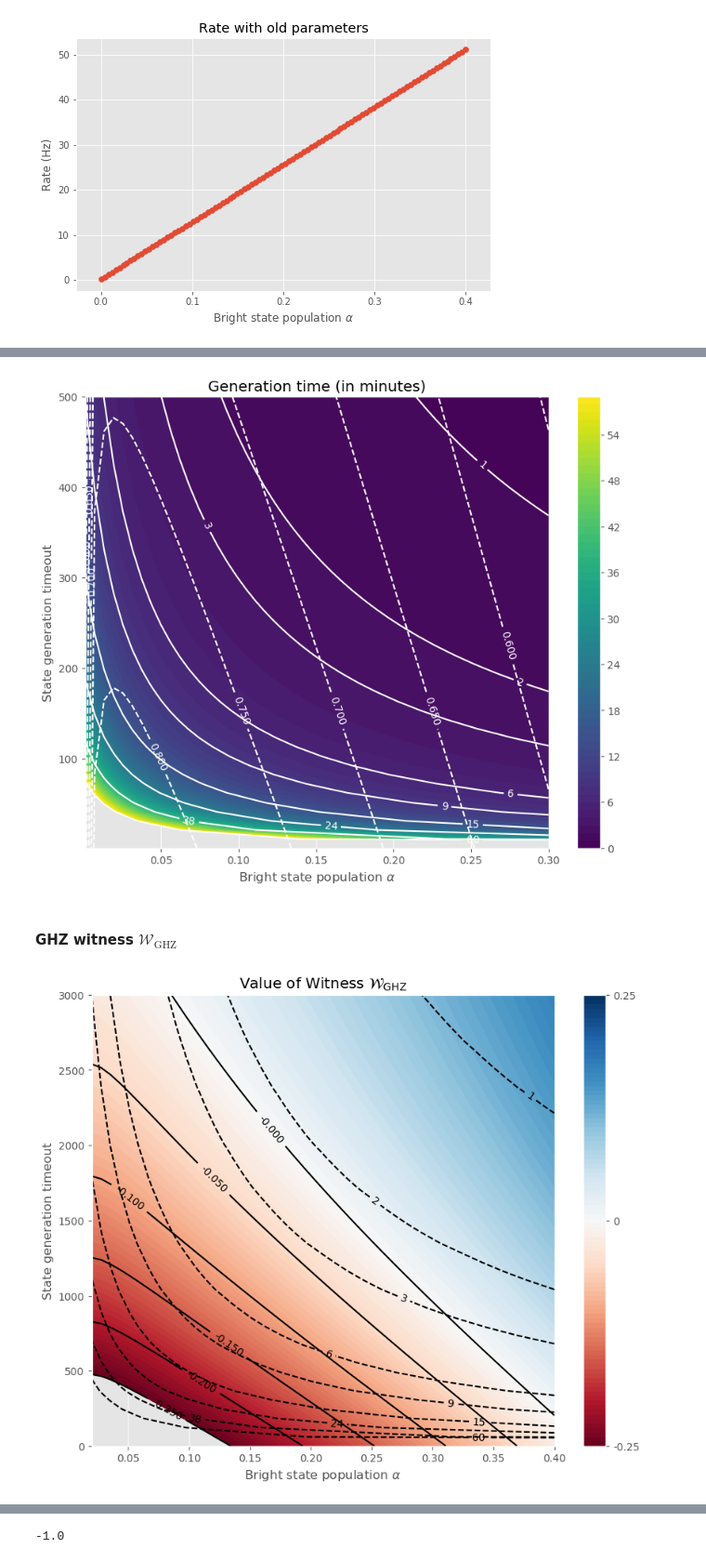
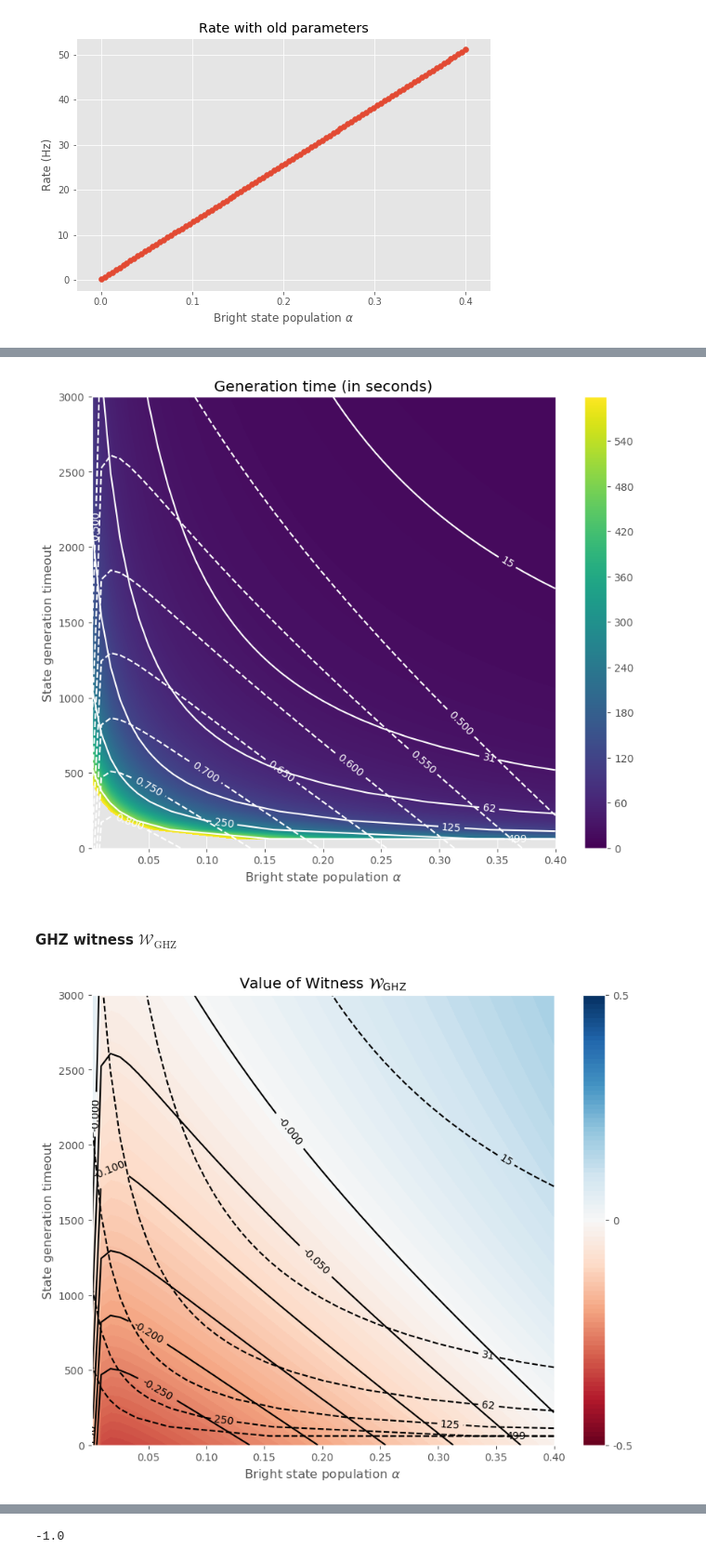
Before and after one commit to matpompili/go-nogo, a Jupyter notebook: Proposal.ipynb, the cells around one changed output, grey strips where cells are left out. Shown at 93% size. Drawn from its saved outputs; the diff is of its cells as text; code cells hidden in the pictures.

```diff
--- a/Proposal.ipynb
+++ b/Proposal.ipynb
@@ -391,7 +391,7 @@ Fidelity after phase uncertainty: 0.828
 alphas = np.linspace(0, 0.2, 100)
 fids = np.zeros_like(alphas)
 
-near_future_params = {'det_w': 20e-9, 'PdetA': 1e-3, 'PdetB': 1e-3,
+near_future_params = {'det_w': 20e-9, 'PdetA': 12e-4, 'PdetB': 12e-4,
                       'vis': 0.95, 'P2e': 0.01, 'phase_unc': 20}
 for i, alpha in enumerate(alphas):
     _, fids[i] = sim_rho_from_alpha(alpha, **near_future_params)
@@ -404,6 +404,8 @@ plt.ylim((0.5,1))
 plt.scatter(alphas, fids)
 plt.show()
 
+best_alpha = alphas[np.argmax(fids)]
+
 print('Max fidelity is {:.3f} at alpha {:.3f}\n'.format(np.max(fids), alphas[np.argmax(fids)]))
 sim_rho_from_alpha(alphas[np.argmax(fids)], print_fids=True, return_fid=False, **near_future_params);
 # %% [output]
@@ -457,13 +459,13 @@ plt.show()
 # %%
 size = 50
 
-slow_alpha = 0.022
+slow_alpha = best_alpha
 q1q3_ent_state, _ = sim_rho_from_alpha(slow_alpha, **near_future_params)
 
-fast_alpha = np.linspace(0.001, 0.3, num=size)
+fast_alpha = np.linspace(0.001, 0.4, num=size)
 fast_rate = sim_rate_from_alpha(fast_alpha, ent_duration=3.5e-6, **near_future_params)
 slow_rate = sim_rate_from_alpha(slow_alpha, ent_duration=3.5e-6, **near_future_params)
-fast_cycles = np.linspace(1, 500, num=size, dtype=int)# 1. / fast_rate / 5.5E-6
+fast_cycles = np.linspace(1, 3000, num=size, dtype=int)# 1. / fast_rate / 5.5E-6
 # first index is alpha, second is cycles
 prob_generation_before_timeout = 1 - np.exp(- fast_rate[:, np.newaxis] * 3.5e-6 * fast_cycles)
 
@@ -507,8 +509,8 @@ gen_time = 1/((1/fast_rate[:, np.newaxis] + 1/slow_rate) * (prob_generation_befo
 from matplotlib.colors import LogNorm
 
 plt.figure(figsize=(10,8), dpi=100)
-plt.title('Generation time (in minutes)')
-plt.contourf(fast_alpha, fast_cycles, gen_time.transpose() / 60, levels = np.arange(0, 60, 1))
+plt.title('Generation time (in seconds)')
+plt.contourf(fast_alpha, fast_cycles, gen_time.transpose(), levels = np.arange(0, 600, 1))
 plt.colorbar()
 plt.xlabel(r'Bright state population $\alpha$')
 plt.ylabel(r'State generation timeout')
@@ -516,12 +518,12 @@ plt.ylabel(r'State generation timeout')
 cont = plt.contour(fast_alpha, fast_cycles, fids.transpose(), colors='w', levels=np.arange(0.5, 0.8, 0.05), linestyles='dashed')
 plt.clabel(cont, inline=1, fontsize=10)
 
-cont_time = plt.contour(fast_alpha, fast_cycles, gen_time.transpose() / 60, colors='w', levels = np.unique(np.geomspace(1,60,10, dtype=int)))
+cont_time = plt.contour(fast_alpha, fast_cycles, gen_time.transpose(), colors='w', levels = np.unique(np.geomspace(1,500,10, dtype=int)))
 plt.clabel(cont_time, inline=1, fontsize=10, fmt="%d")
 
 plt.show()
 # %% [output]
-[figure, old version]
+[figure, new version]
 # %% [markdown]
 #### GHZ witness $\mathcal W_\text{GHZ}$
 # %%
@@ -529,10 +531,10 @@ wit_ghz = 1/2 * qt.tensor([qt.identity(2)]*3) - target_state.proj()
 
 size = 50
 
-slow_alpha = 0.022
+slow_alpha = best_alpha
 q1q3_ent_state, _ = sim_rho_from_alpha(slow_alpha, **near_future_params)
 
-fast_alpha = np.linspace(0.02, 0.4, num=size)
+fast_alpha = np.linspace(0.001, 0.4, num=size)
 fast_rate = sim_rate_from_alpha(fast_alpha, ent_duration=3.5e-6, **near_future_params)
 slow_rate = sim_rate_from_alpha(slow_alpha, ent_duration=3.5e-6, **near_future_params)
 fast_cycles = np.linspace(1, 3000, num=size, dtype=int)# 1. / fast_rate / 5.5E-6
@@ -549,38 +551,38 @@ for alpha in fast_alpha:
 
 from itertools import product
 
 joint_state = np.zeros_like(prob_generation_before_timeout, dtype=type(q2q4_ent_state))
 for i,j in product(range(size), range(size)):
     joint_state[i,j] = qt.tensor(decohered_q1q3_ent_state[j], q2q4_ent_state[i]).permute([0,2,1,3])
     joint_state[i,j] = elec_carb_gate * joint_state[i,j] * elec_carb_gate.dag()
 
 final_state = np.zeros_like(prob_generation_before_timeout, dtype=type(q2q4_ent_state))
 for i,j in product(range(size), range(size)):
     final_state[i,j] = (classical_feedback * joint_state[i,j] * classical_feedback.dag()).ptrace([0,1,2])
 
 wits =  np.zeros_like(prob_generation_before_timeout)
 for i,j in product(range(size), range(size)):
     wits[i,j] = (final_state[i,j] * wit_ghz).tr()
 
 plt.figure(figsize=(10,8), dpi=100)
 plt.title(r'Value of Witness $\mathcal{W}_\mathrm{GHZ}$')
-plt.contourf(fast_alpha, fast_cycles, wits.transpose(), levels=np.linspace(-0.25, 0.25, 100), cmap='RdBu')
-cbar = plt.colorbar(ticks=[-0.25, 0, 0.25])
-cbar.ax.set_yticklabels(['-0.25', '0', '0.25'])
+plt.contourf(fast_alpha, fast_cycles, wits.transpose(), levels=np.linspace(-0.5, 0.5, 100), cmap='RdBu')
+cbar = plt.colorbar(ticks=[-0.5, 0, 0.5])
+cbar.ax.set_yticklabels(['-0.5', '0', '0.5'])
 
 cont = plt.contour(fast_alpha, fast_cycles, wits.transpose(), colors='black', levels=np.arange(-0.25, 0.05, 0.05), linestyles='solid')
 plt.clabel(cont, inline=1, fontsize=10, colors='black')
 
-cont_time = plt.contour(fast_alpha, fast_cycles, gen_time.transpose() / 60, colors='k', levels = np.unique(np.geomspace(1,60,10, dtype=int)), linestyles='dashed')
+cont_time = plt.contour(fast_alpha, fast_cycles, gen_time.transpose(), colors='k', levels = np.unique(np.geomspace(1,500,10, dtype=int)), linestyles='dashed')
 plt.clabel(cont_time, inline=1, fontsize=10, fmt="%d")
 
 plt.xlabel(r'Bright state population $\alpha$')
 plt.ylabel(r'State generation timeout')
 plt.show()
 # plt.savefig('images/witness.pdf')
 plt.close()
 # %% [output]
-[figure, old version]
+[figure, new version]
 # %%
 wits.transpose()[15,15]
 # %% [output]
```
Also changed, not shown: parts of 16 cells of this notebook.
